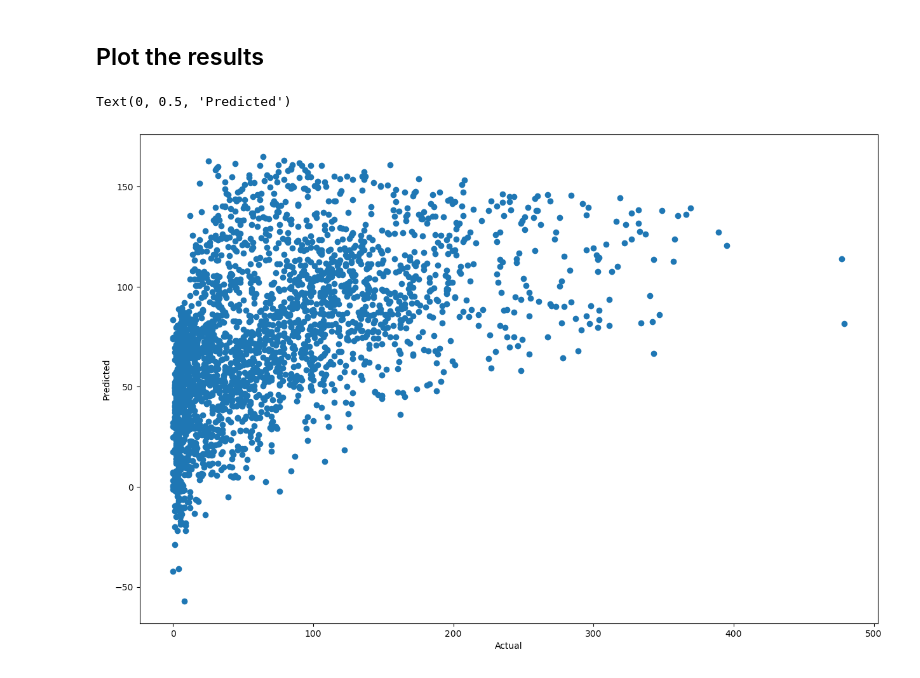
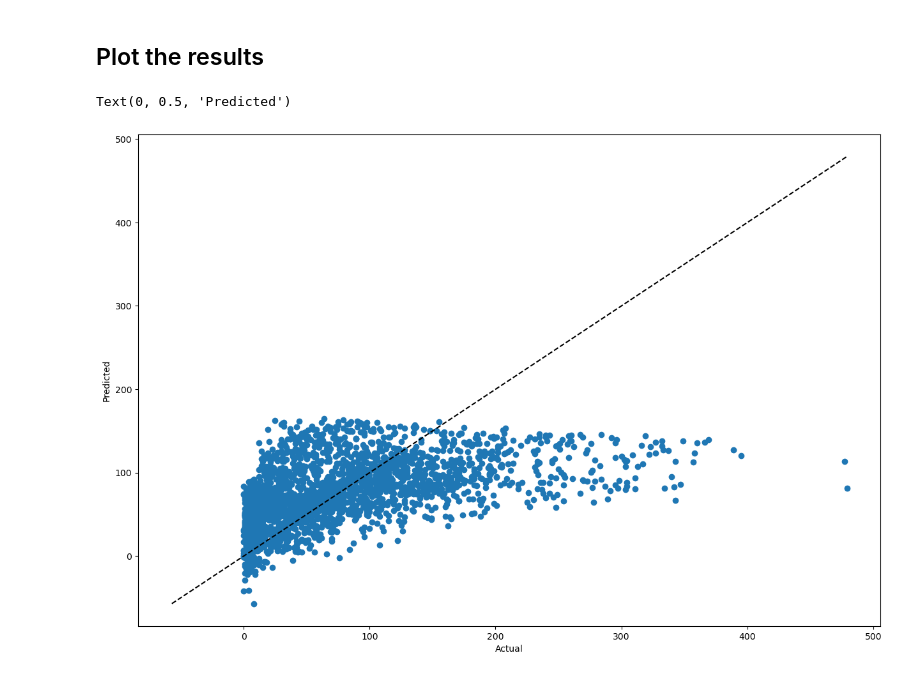
Before and after one commit to Jerematix/dataflow, a Jupyter notebook: notebooks/predictive_analytics/Linear Regression.ipynb, the cells around one changed output. Cells and saved outputs as stored; diff of their text form; code cells hidden in the pictures.

Commit message:
linear regression plot mit isabella

```diff
--- a/notebooks/predictive_analytics/Linear Regression.ipynb
+++ b/notebooks/predictive_analytics/Linear Regression.ipynb
@@ -50,5 +50,4 @@ Y = df_bike_trips_hourly['starting_trips']
 #30-70 split
 X_train, X_test, Y_train, Y_test = train_test_split(X_sds, Y, test_size = 0.3, random_state = 0)
 # %%
-regression = LinearRegression()
-regression.fit(X_train, Y_train)
+regression = LinearRegression().fit(X_train, Y_train)
@@ -79,11 +76,42 @@ R^2: 0.25
 # %% [markdown]
 ## Plot the results
 # %%
+# Create a scatterplot of the actual and predicted values for the test data
 plt.figure(figsize=(15,10))
 plt.scatter(Y_test, Y_pred)
+
+#To Do the line as visualization
+
+# Plot the line y=x as a reference
+min_val = min(min(Y_test), min(Y_pred))
+max_val = max(max(Y_test), max(Y_pred))
+plt.plot([min_val, max_val], [min_val, max_val], 'k--')
+
 plt.xlabel('Actual')
 plt.ylabel('Predicted')
-#To Do the line as visualization
+
+# One way to validate the predictions made by your machine learning model is to
+# compare the predicted values to the actual values on a plot. This can help you
+# visualize how well the model is performing and identify any patterns or trends
+# in the data.
+#
+# For example, if you are using a linear regression model to predict total hourly
+# demand for bike rentals, you can create a scatterplot of the actual values and
+# the predicted values. If the model is performing well, the points on the
+# scatterplot should be close to the line y=x, which indicates a good fit. If the
+# points are widely scattered or form a non-linear pattern, this may indicate
+# that the model is not performing well and that the predictions may not be
+# accurate.
+#
+# In addition to visualizing the predictions, you can also use error metrics to
+# evaluate the performance of your model. For example, you can use mean absolute
+# error (MAE) or mean squared error (MSE) to quantify the difference between the
+# predicted values and the actual values. These error metrics can help you compare
+# the performance of different models and choose the best one for your problem.
+#
+# It is also a good idea to use a variety of techniques and approaches to validate
+# the predictions made by your model. This can help you get a more accurate picture
+# of the model's performance and how it might perform on new, unseen data.
 # %% [output]
 Text(0, 0.5, 'Predicted')
-[figure, old version]
+[figure, new version]
```
Also changed, not shown: parts of 1 cell of this notebook, 2 other files.
